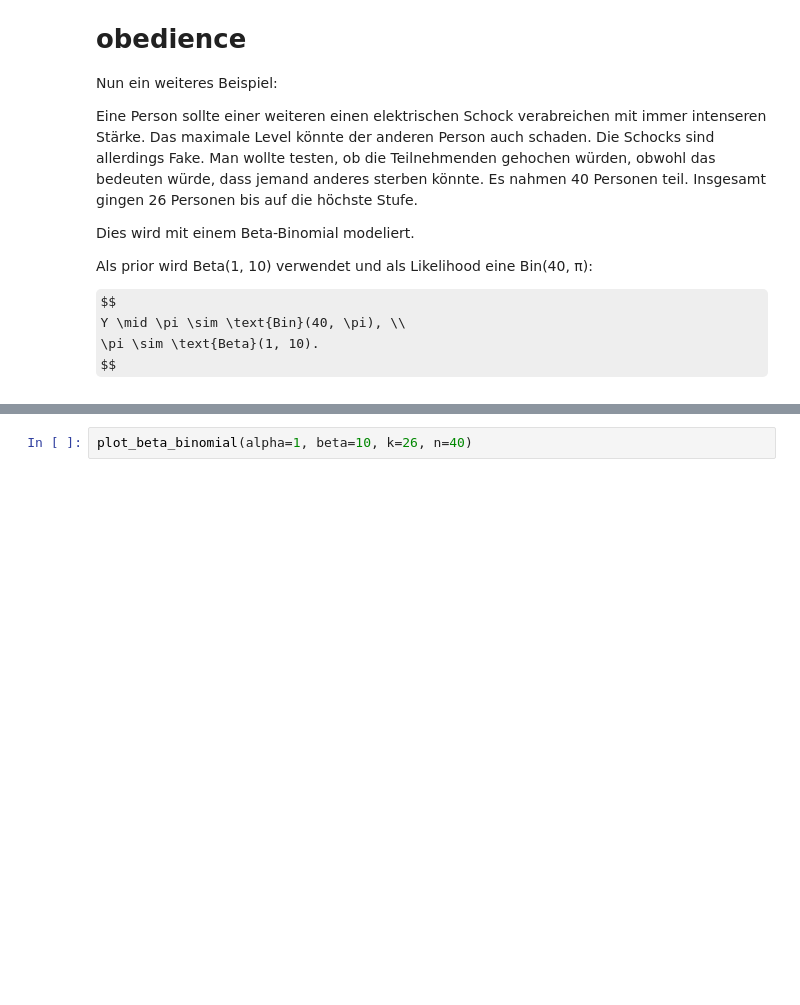
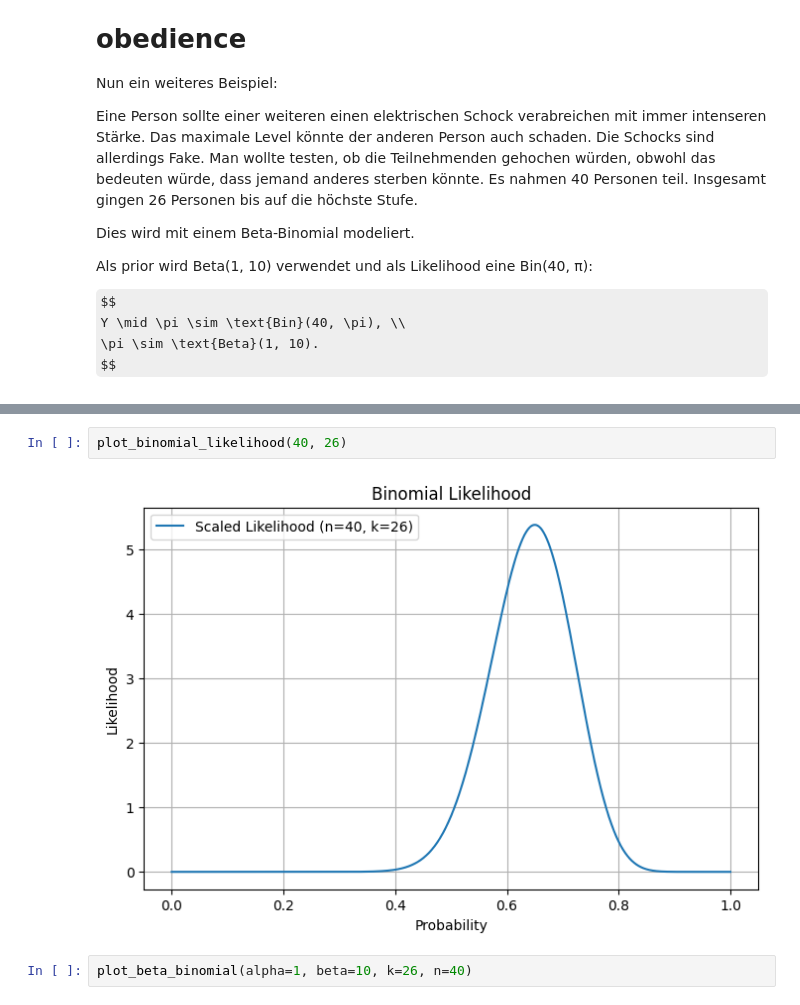
Before and after one commit to buesst1/bda, a Jupyter notebook: chapters/chapter3: The Beta-Binomial Bayesian Model.ipynb, the cells around one changed output, grey strips where cells are left out. Drawn from its saved outputs; the diff is of its cells as text; some formulas as TeX source; blank space fills up the shorter version.

```diff
--- a/chapters/chapter3: The Beta-Binomial Bayesian Model.ipynb
+++ b/chapters/chapter3: The Beta-Binomial Bayesian Model.ipynb
@@ -144,3 +148,7 @@ $$
+# %%
+plot_binomial_likelihood(40, 26)
+# %% [output]
+[figure, added]
 # %%
 plot_beta_binomial(alpha=1, beta=10, k=26, n=40)
 # %% [output]
```
Also changed, not shown: parts of 4 cells of this notebook, 2 other files.
